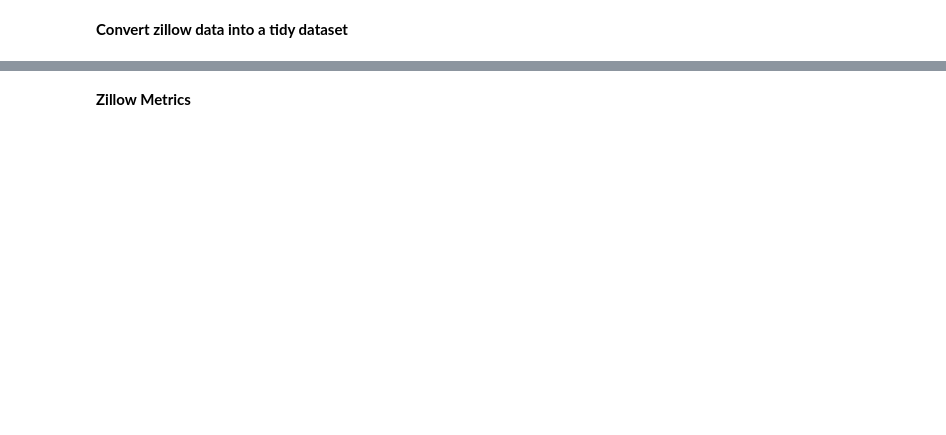
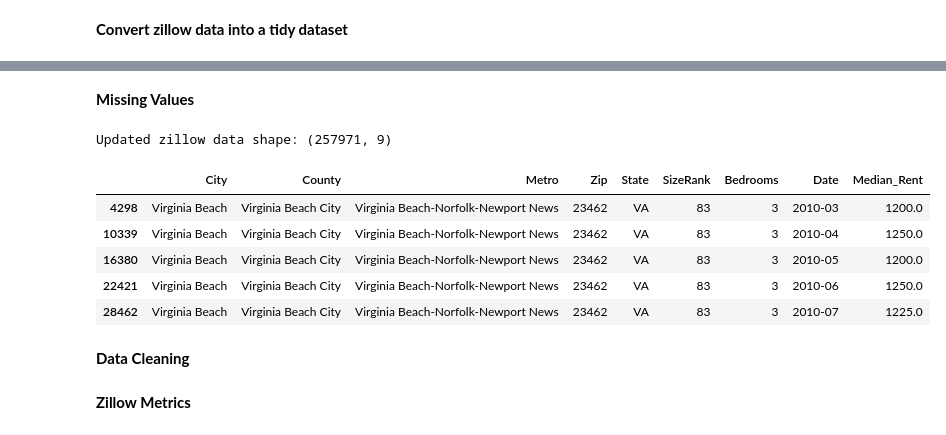
Before and after one commit to KishenSharma6/Airbnb-SF, a Jupyter notebook: Project Codes/02. Data Cleaning Scripts/12_29_2019_Zillow_Cleaning.ipynb, the cells around one changed output, grey strips where cells are left out. Saved outputs shown, nothing was run; the diff lists cells and outputs as text; code cells hidden in the pictures; blank space fills up the shorter version.

```diff
--- a/Project Codes/02. Data Cleaning Scripts/12_29_2019_Zillow_Cleaning.ipynb
+++ b/Project Codes/02. Data Cleaning Scripts/12_29_2019_Zillow_Cleaning.ipynb
@@ -100,0 +109,13 @@ print('Zillow data types: \n', zillow.dtypes)
+# %%
+#Set date data type
+zillow.Date= zillow.Date.astype('datetime64[ns]')
+
+#Convert Date to month_year
+zillow['Date'] = zillow['Date'].dt.to_period('M')
+
+#Convert Bedrooms and SizeRank to objects
+cols = ['Bedrooms', 'SizeRank','Zip']
+zillow[cols] = zillow[cols].astype(object)
+
+#Print updated data types
+print('Updated Zillow data types: \n', zillow.dtypes)
@@ -100,0 +134,21 @@ print('Zillow data types: \n', zillow.dtypes)
+# %% [markdown]
+**Missing Values**
+# %%
+#Removing rows where Median_Rent is null
+zillow = zillow[-zillow.Median_Rent.isnull()]
+
+#Print updated shape
+print('Updated zillow data shape:',zillow.shape)
+
+#Preview updated data
+display(zillow.head())
+# %% [output]
+Updated zillow data shape: (257971, 9)
+|  | City | County | Metro | Zip | State | SizeRank | Bedrooms | Date | Median_Rent |
+| 4298 | Virginia Beach | Virginia Beach City | Virginia Beach-Norfolk-Newport News | 23462 | VA | 83 | 3 | 2010-03 | 1200.0 |
+| 10339 | Virginia Beach | Virginia Beach City | Virginia Beach-Norfolk-Newport News | 23462 | VA | 83 | 3 | 2010-04 | 1250.0 |
+| 16380 | Virginia Beach | Virginia Beach City | Virginia Beach-Norfolk-Newport News | 23462 | VA | 83 | 3 | 2010-05 | 1200.0 |
+| 22421 | Virginia Beach | Virginia Beach City | Virginia Beach-Norfolk-Newport News | 23462 | VA | 83 | 3 | 2010-06 | 1250.0 |
+| 28462 | Virginia Beach | Virginia Beach City | Virginia Beach-Norfolk-Newport News | 23462 | VA | 83 | 3 | 2010-07 | 1225.0 |
+# %% [markdown]
+**Data Cleaning**
```
Also changed, not shown: parts of 15 cells of this notebook.
